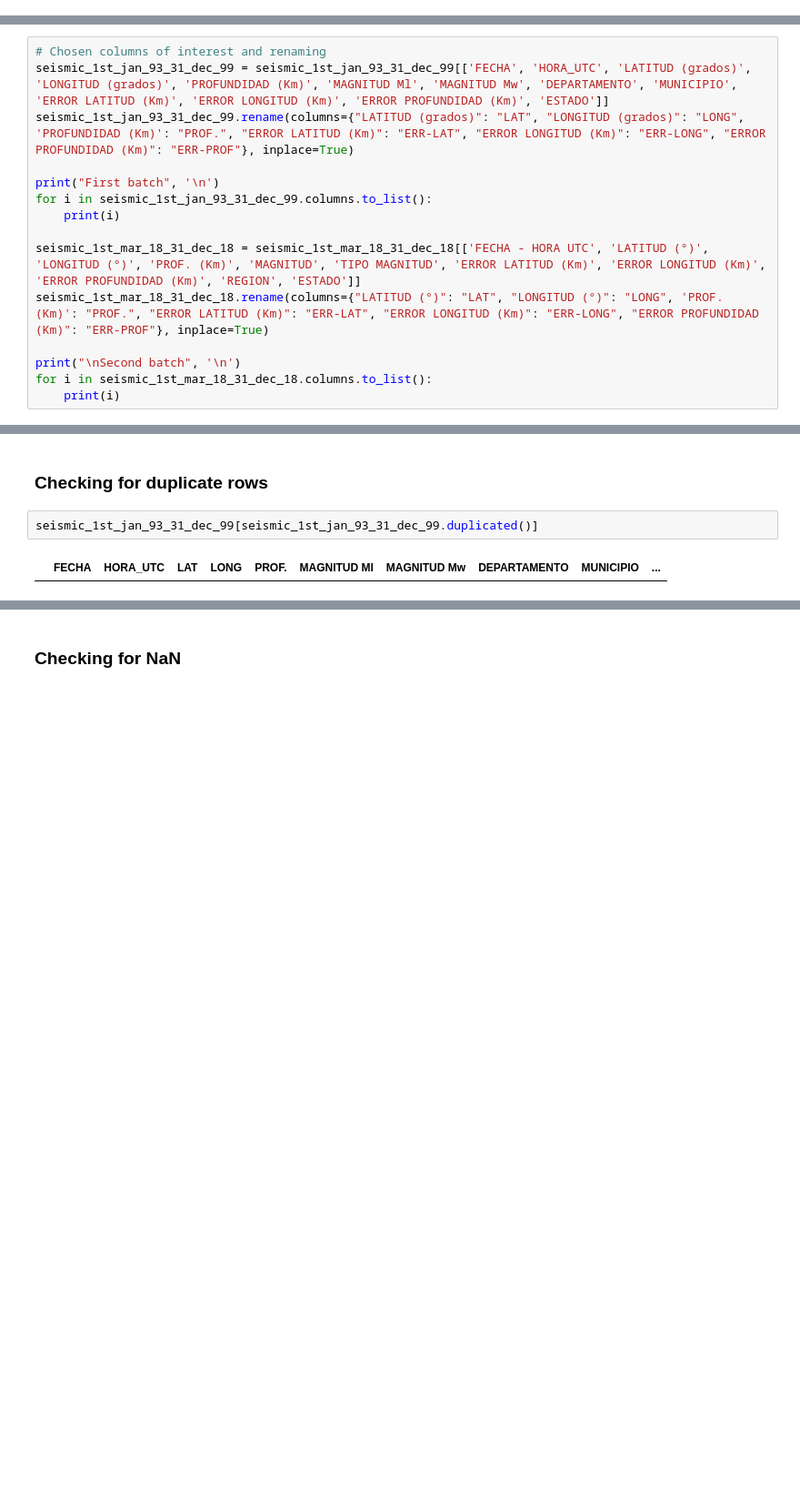
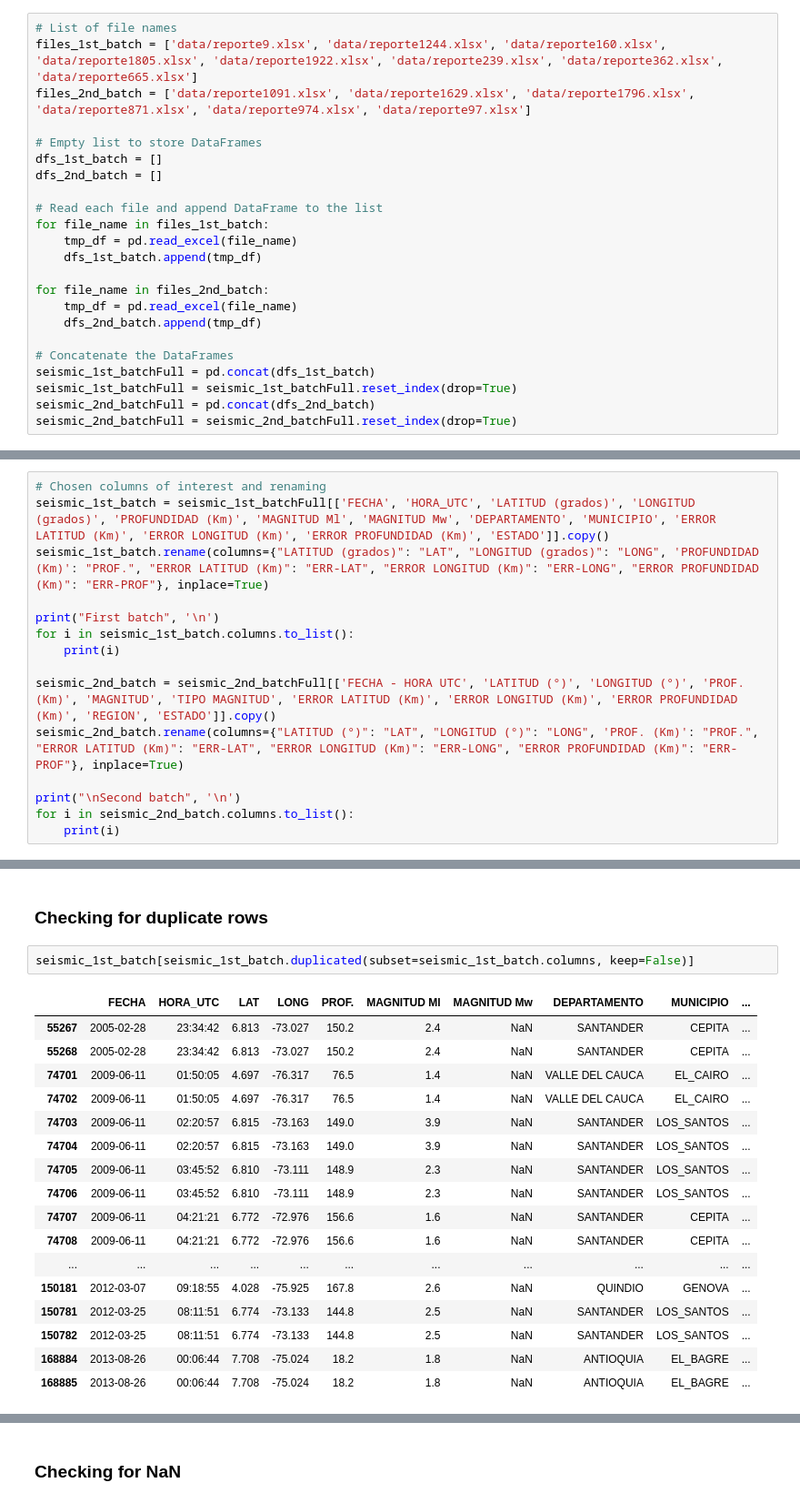
Before and after one commit to suarez-duran-m/personal_projects, a Jupyter notebook: seismic/seismic_global_stats.ipynb, the cells around one changed output, grey strips where cells are left out. Shown at 91% size. Drawn from its saved outputs; the diff is of its cells as text; blank space fills up the shorter version.

Commit message:
Final version to create the a dataframe including all the seismic events registered from 1st Jan., 1993 to 31st May, 2023.

```diff
--- a/seismic/seismic_global_stats.ipynb
+++ b/seismic/seismic_global_stats.ipynb
@@ -28,2 +24,25 @@ seismic_1st_mar_18_31_dec_18 = pd.read_excel('data/reporte97.xlsx')
+# %%
+# List of file names
+files_1st_batch = ['data/reporte9.xlsx', 'data/reporte1244.xlsx', 'data/reporte160.xlsx', 'data/reporte1805.xlsx', 'data/reporte1922.xlsx', 'data/reporte239.xlsx', 'data/reporte362.xlsx', 'data/reporte665.xlsx']
+files_2nd_batch = ['data/reporte1091.xlsx', 'data/reporte1629.xlsx', 'data/reporte1796.xlsx', 'data/reporte871.xlsx', 'data/reporte974.xlsx', 'data/reporte97.xlsx']
+
+# Empty list to store DataFrames
+dfs_1st_batch = []
+dfs_2nd_batch = []
+
+# Read each file and append DataFrame to the list
+for file_name in files_1st_batch:
+    tmp_df = pd.read_excel(file_name)
+    dfs_1st_batch.append(tmp_df)
+
+for file_name in files_2nd_batch:
+    tmp_df = pd.read_excel(file_name)
+    dfs_2nd_batch.append(tmp_df)
+
+# Concatenate the DataFrames
+seismic_1st_batchFull = pd.concat(dfs_1st_batch)
+seismic_1st_batchFull = seismic_1st_batchFull.reset_index(drop=True)
+seismic_2nd_batchFull = pd.concat(dfs_2nd_batch)
+seismic_2nd_batchFull = seismic_2nd_batchFull.reset_index(drop=True)
 # %%
 print("Describe for first batch")
@@ -100,17 +119,17 @@ ESTADO
 # %%
 # Chosen columns of interest and renaming
-seismic_1st_jan_93_31_dec_99 = seismic_1st_jan_93_31_dec_99[['FECHA', 'HORA_UTC', 'LATITUD (grados)', 'LONGITUD (grados)', 'PROFUNDIDAD (Km)', 'MAGNITUD Ml', 'MAGNITUD Mw', 'DEPARTAMENTO', 'MUNICIPIO', 'ERROR LATITUD (Km)', 'ERROR LONGITUD (Km)', 'ERROR PROFUNDIDAD (Km)', 'ESTADO']]
-seismic_1st_jan_93_31_dec_99.rename(columns={"LATITUD (grados)": "LAT", "LONGITUD (grados)": "LONG", 'PROFUNDIDAD (Km)': "PROF.", "ERROR LATITUD (Km)": "ERR-LAT", "ERROR LONGITUD (Km)": "ERR-LONG", "ERROR PROFUNDIDAD (Km)": "ERR-PROF"}, inplace=True)
+seismic_1st_batch = seismic_1st_batchFull[['FECHA', 'HORA_UTC', 'LATITUD (grados)', 'LONGITUD (grados)', 'PROFUNDIDAD (Km)', 'MAGNITUD Ml', 'MAGNITUD Mw', 'DEPARTAMENTO', 'MUNICIPIO', 'ERROR LATITUD (Km)', 'ERROR LONGITUD (Km)', 'ERROR PROFUNDIDAD (Km)', 'ESTADO']].copy()
+seismic_1st_batch.rename(columns={"LATITUD (grados)": "LAT", "LONGITUD (grados)": "LONG", 'PROFUNDIDAD (Km)': "PROF.", "ERROR LATITUD (Km)": "ERR-LAT", "ERROR LONGITUD (Km)": "ERR-LONG", "ERROR PROFUNDIDAD (Km)": "ERR-PROF"}, inplace=True)
 
 print("First batch", '\n')
-for i in seismic_1st_jan_93_31_dec_99.columns.to_list():
+for i in seismic_1st_batch.columns.to_list():
     print(i)
 
-seismic_1st_mar_18_31_dec_18 = seismic_1st_mar_18_31_dec_18[['FECHA - HORA UTC', 'LATITUD (°)', 'LONGITUD (°)', 'PROF. (Km)', 'MAGNITUD', 'TIPO MAGNITUD', 'ERROR LATITUD (Km)', 'ERROR LONGITUD (Km)', 'ERROR PROFUNDIDAD (Km)', 'REGION', 'ESTADO']]
-seismic_1st_mar_18_31_dec_18.rename(columns={"LATITUD (°)": "LAT", "LONGITUD (°)": "LONG", 'PROF. (Km)': "PROF.", "ERROR LATITUD (Km)": "ERR-LAT", "ERROR LONGITUD (Km)": "ERR-LONG", "ERROR PROFUNDIDAD (Km)": "ERR-PROF"}, inplace=True)
+seismic_2nd_batch = seismic_2nd_batchFull[['FECHA - HORA UTC', 'LATITUD (°)', 'LONGITUD (°)', 'PROF. (Km)', 'MAGNITUD', 'TIPO MAGNITUD', 'ERROR LATITUD (Km)', 'ERROR LONGITUD (Km)', 'ERROR PROFUNDIDAD (Km)', 'REGION', 'ESTADO']].copy()
+seismic_2nd_batch.rename(columns={"LATITUD (°)": "LAT", "LONGITUD (°)": "LONG", 'PROF. (Km)': "PROF.", "ERROR LATITUD (Km)": "ERR-LAT", "ERROR LONGITUD (Km)": "ERR-LONG", "ERROR PROFUNDIDAD (Km)": "ERR-PROF"}, inplace=True)
 
 print("\nSecond batch", '\n')
-for i in seismic_1st_mar_18_31_dec_18.columns.to_list():
+for i in seismic_2nd_batch.columns.to_list():
     print(i)
 # %% [output]
 First batch
@@ -135,6 +154,22 @@ ESTADO
 # %% [markdown]
 ### Checking for duplicate rows
 # %%
-seismic_1st_jan_93_31_dec_99[seismic_1st_jan_93_31_dec_99.duplicated()]
+seismic_1st_batch[seismic_1st_batch.duplicated(subset=seismic_1st_batch.columns, keep=False)]
 # %% [output]
 |  | FECHA | HORA_UTC | LAT | LONG | PROF. | MAGNITUD Ml | MAGNITUD Mw | DEPARTAMENTO | MUNICIPIO | ... |
+| 55267 | 2005-02-28 | 23:34:42 | 6.813 | -73.027 | 150.2 | 2.4 | NaN | SANTANDER | CEPITA | ... |
+| 55268 | 2005-02-28 | 23:34:42 | 6.813 | -73.027 | 150.2 | 2.4 | NaN | SANTANDER | CEPITA | ... |
+| 74701 | 2009-06-11 | 01:50:05 | 4.697 | -76.317 | 76.5 | 1.4 | NaN | VALLE DEL CAUCA | EL_CAIRO | ... |
+| 74702 | 2009-06-11 | 01:50:05 | 4.697 | -76.317 | 76.5 | 1.4 | NaN | VALLE DEL CAUCA | EL_CAIRO | ... |
+| 74703 | 2009-06-11 | 02:20:57 | 6.815 | -73.163 | 149.0 | 3.9 | NaN | SANTANDER | LOS_SANTOS | ... |
+| 74704 | 2009-06-11 | 02:20:57 | 6.815 | -73.163 | 149.0 | 3.9 | NaN | SANTANDER | LOS_SANTOS | ... |
+| 74705 | 2009-06-11 | 03:45:52 | 6.810 | -73.111 | 148.9 | 2.3 | NaN | SANTANDER | LOS_SANTOS | ... |
+| 74706 | 2009-06-11 | 03:45:52 | 6.810 | -73.111 | 148.9 | 2.3 | NaN | SANTANDER | LOS_SANTOS | ... |
+| 74707 | 2009-06-11 | 04:21:21 | 6.772 | -72.976 | 156.6 | 1.6 | NaN | SANTANDER | CEPITA | ... |
+| 74708 | 2009-06-11 | 04:21:21 | 6.772 | -72.976 | 156.6 | 1.6 | NaN | SANTANDER | CEPITA | ... |
+| ... | ... | ... | ... | ... | ... | ... | ... | ... | ... | ... |
+| 150181 | 2012-03-07 | 09:18:55 | 4.028 | -75.925 | 167.8 | 2.6 | NaN | QUINDIO | GENOVA | ... |
+| 150781 | 2012-03-25 | 08:11:51 | 6.774 | -73.133 | 144.8 | 2.5 | NaN | SANTANDER | LOS_SANTOS | ... |
+| 150782 | 2012-03-25 | 08:11:51 | 6.774 | -73.133 | 144.8 | 2.5 | NaN | SANTANDER | LOS_SANTOS | ... |
+| 168884 | 2013-08-26 | 00:06:44 | 7.708 | -75.024 | 18.2 | 1.8 | NaN | ANTIOQUIA | EL_BAGRE | ... |
+| 168885 | 2013-08-26 | 00:06:44 | 7.708 | -75.024 | 18.2 | 1.8 | NaN | ANTIOQUIA | EL_BAGRE | ... |
```
Also changed, not shown: parts of 52 cells of this notebook.
